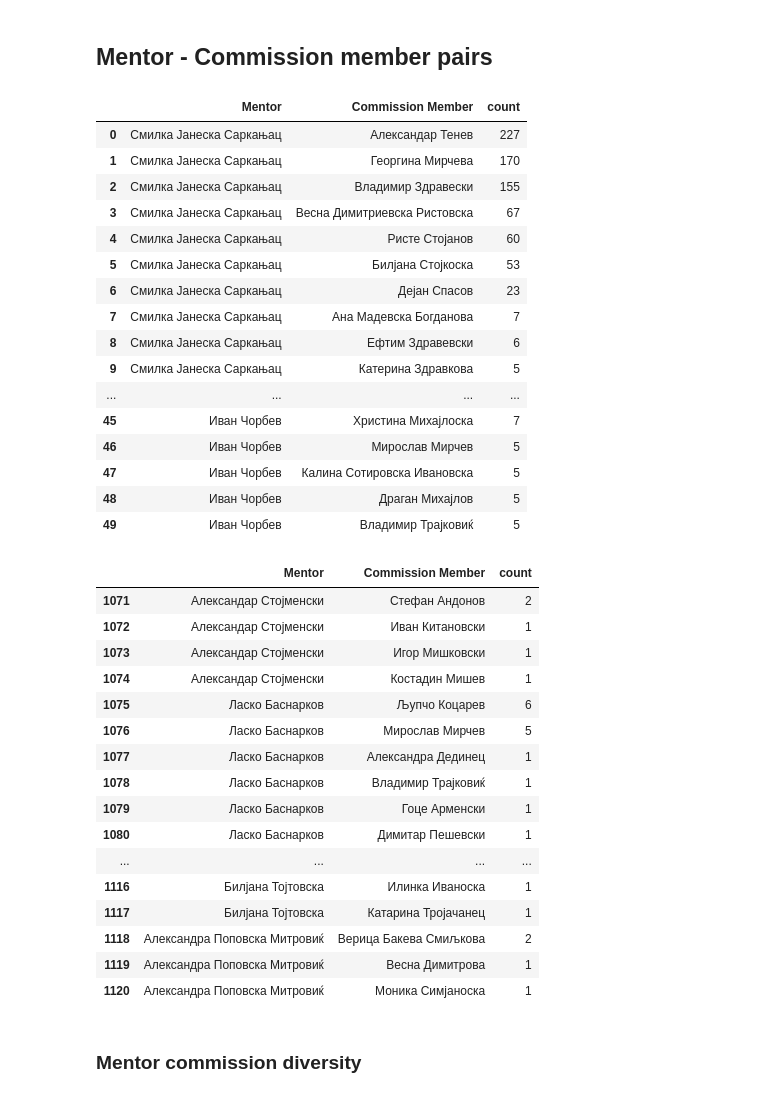
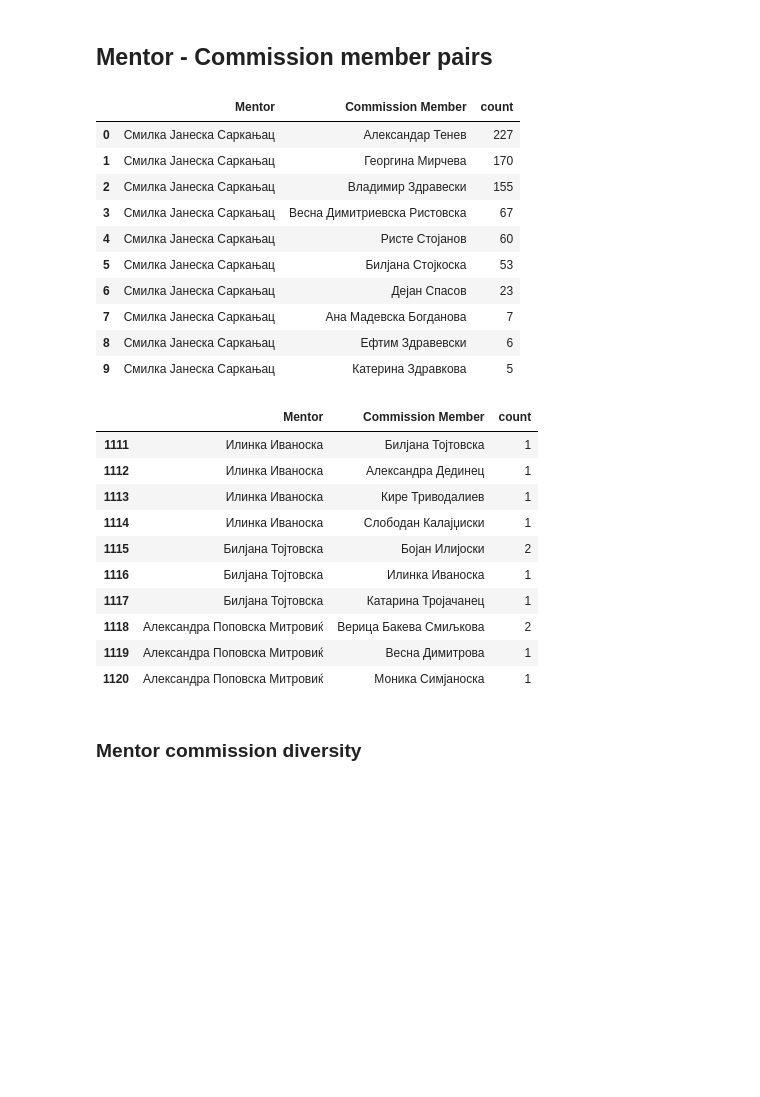
Before and after one commit to mario-p1/thesis-committee-graph, a Jupyter notebook: eda.ipynb, the cells around one changed output. Drawn from its saved outputs; the diff is of its cells as text; code cells hidden in the pictures; blank space fills up the shorter version.

```diff
--- a/eda.ipynb
+++ b/eda.ipynb
@@ -38,52 +133,40 @@ mentor_commission_pairs = pd.melt(
 )
 
 mentor_commission_counts = mentor_commission_pairs.groupby(
     ["Mentor", "Commission Member"]
 ).agg(count=("Commission Member", "count")).groupby(
     level=0, group_keys=False
 ).apply(lambda x: x.sort_values(ascending=False, by="count"))
 
 mentor_totals = (
     mentor_commission_counts.groupby(level=0).agg(sum=("count", "sum")).sort_values(ascending=False, by="sum")
 )
 mentor_commission_counts = mentor_commission_counts.reindex(
     mentor_totals.index, level=0
 )
 
 mentor_commission_counts=mentor_commission_counts.reset_index()
 
-display(mentor_commission_counts.head(50))
-display(mentor_commission_counts.tail(50))
+display(mentor_commission_counts.head(10))
+display(mentor_commission_counts.tail(10))
 # %% [output]
 |  | Mentor | Commission Member | count |
 | 0 | Смилка Јанеска Саркањац | Александар Тенев | 227 |
 | 1 | Смилка Јанеска Саркањац | Георгина Мирчева | 170 |
 | 2 | Смилка Јанеска Саркањац | Владимир Здравески | 155 |
 | 3 | Смилка Јанеска Саркањац | Весна Димитриевска Ристовска | 67 |
 | 4 | Смилка Јанеска Саркањац | Ристе Стојанов | 60 |
 | 5 | Смилка Јанеска Саркањац | Билјана Стојкоска | 53 |
 | 6 | Смилка Јанеска Саркањац | Дејан Спасов | 23 |
 | 7 | Смилка Јанеска Саркањац | Ана Мадевска Богданова | 7 |
 | 8 | Смилка Јанеска Саркањац | Ефтим Здравевски | 6 |
 | 9 | Смилка Јанеска Саркањац | Катерина Здравкова | 5 |
-| ... | ... | ... | ... |
-| 45 | Иван Чорбев | Христина Михајлоска | 7 |
-| 46 | Иван Чорбев | Мирослав Мирчев | 5 |
-| 47 | Иван Чорбев | Калина Сотировска Ивановска | 5 |
-| 48 | Иван Чорбев | Драган Михајлов | 5 |
-| 49 | Иван Чорбев | Владимир Трајковиќ | 5 |
 |  | Mentor | Commission Member | count |
-| 1071 | Александар Стојменски | Стефан Андонов | 2 |
-| 1072 | Александар Стојменски | Иван Китановски | 1 |
-| 1073 | Александар Стојменски | Игор Мишковски | 1 |
-| 1074 | Александар Стојменски | Костадин Мишев | 1 |
-| 1075 | Ласко Баснарков | Љупчо Коцарев | 6 |
-| 1076 | Ласко Баснарков | Мирослав Мирчев | 5 |
-| 1077 | Ласко Баснарков | Александра Дединец | 1 |
-| 1078 | Ласко Баснарков | Владимир Трајковиќ | 1 |
-| 1079 | Ласко Баснарков | Гоце Арменски | 1 |
-| 1080 | Ласко Баснарков | Димитар Пешевски | 1 |
-| ... | ... | ... | ... |
+| 1111 | Илинка Иваноска | Билјана Тојтовска | 1 |
+| 1112 | Илинка Иваноска | Александра Дединец | 1 |
+| 1113 | Илинка Иваноска | Кире Триводалиев | 1 |
+| 1114 | Илинка Иваноска | Слободан Калајџиски | 1 |
+| 1115 | Билјана Тојтовска | Бојан Илијоски | 2 |
 | 1116 | Билјана Тојтовска | Илинка Иваноска | 1 |
 | 1117 | Билјана Тојтовска | Катарина Тројачанец | 1 |
 | 1118 | Александра Поповска Митровиќ | Верица Бакева Смиљкова | 2 |
```
Also changed, not shown: parts of 8 cells of this notebook.
